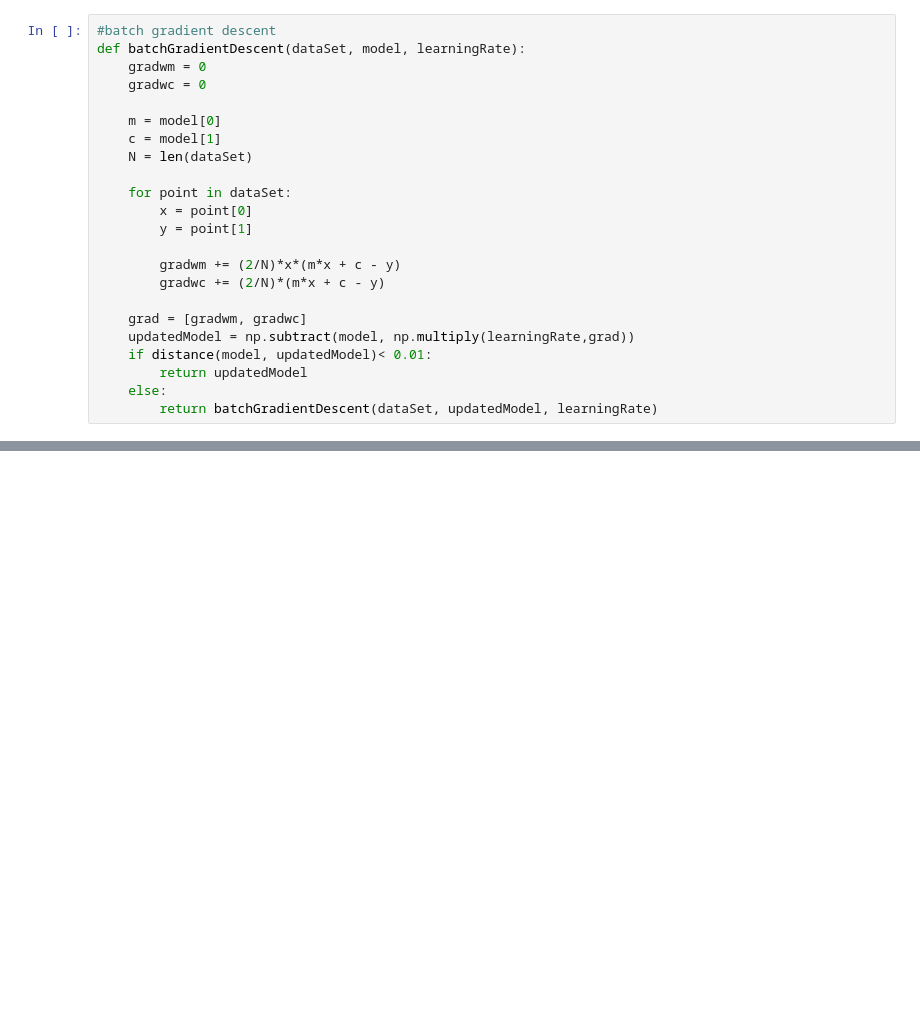
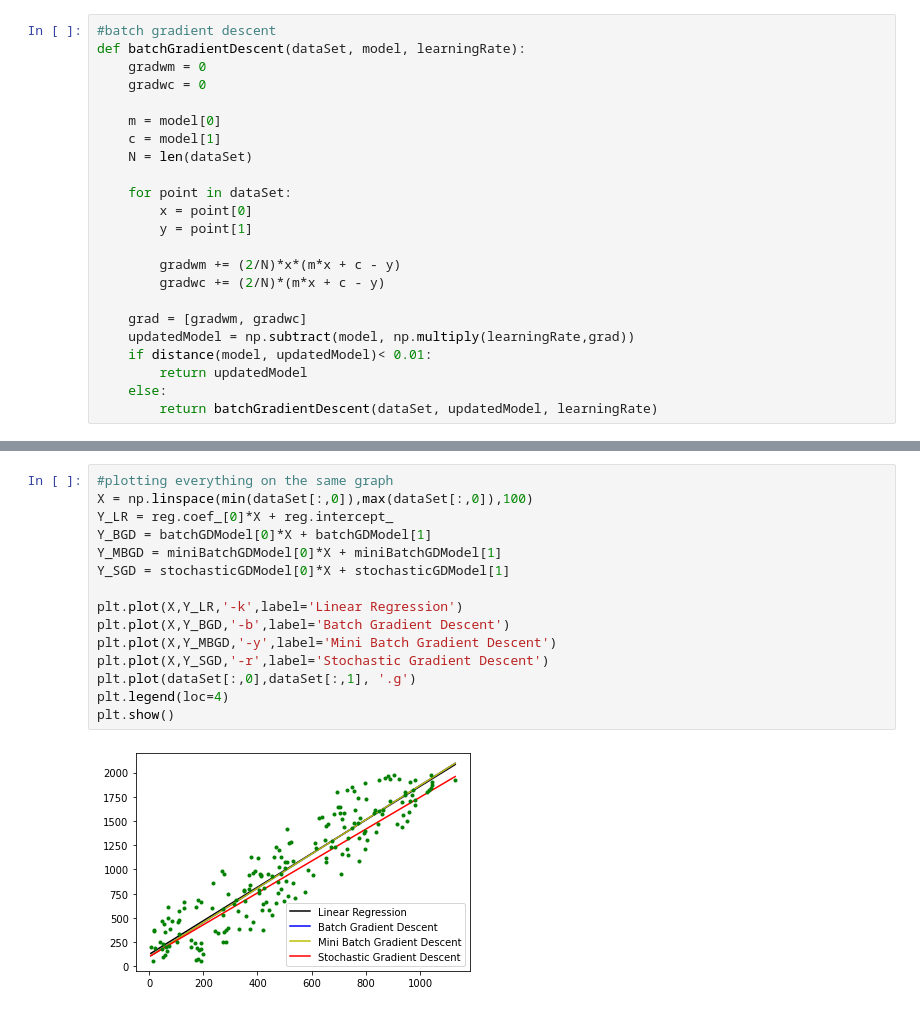
Before and after one commit to emb1ues/class-assignments, a Jupyter notebook: Gradient Descent.ipynb, the cells around one changed output, grey strips where cells are left out. Saved outputs shown, nothing was run; the diff lists cells and outputs as text; blank space fills up the shorter version.

```diff
--- a/Gradient Descent.ipynb
+++ b/Gradient Descent.ipynb
@@ -116,0 +151,17 @@ RecursionError: maximum recursion depth exceeded while calling a Python object
+# %%
+#plotting everything on the same graph
+X = np.linspace(min(dataSet[:,0]),max(dataSet[:,0]),100)
+Y_LR = reg.coef_[0]*X + reg.intercept_
+Y_BGD = batchGDModel[0]*X + batchGDModel[1]
+Y_MBGD = miniBatchGDModel[0]*X + miniBatchGDModel[1]
+Y_SGD = stochasticGDModel[0]*X + stochasticGDModel[1]
+
+plt.plot(X,Y_LR,'-k',label='Linear Regression')
+plt.plot(X,Y_BGD,'-b',label='Batch Gradient Descent')
+plt.plot(X,Y_MBGD,'-y',label='Mini Batch Gradient Descent')
+plt.plot(X,Y_SGD,'-r',label='Stochastic Gradient Descent')
+plt.plot(dataSet[:,0],dataSet[:,1], '.g')
+plt.legend(loc=4)
+plt.show()
+# %% [output]
+[figure, added]
```
Also changed, not shown: parts of 9 cells of this notebook.
